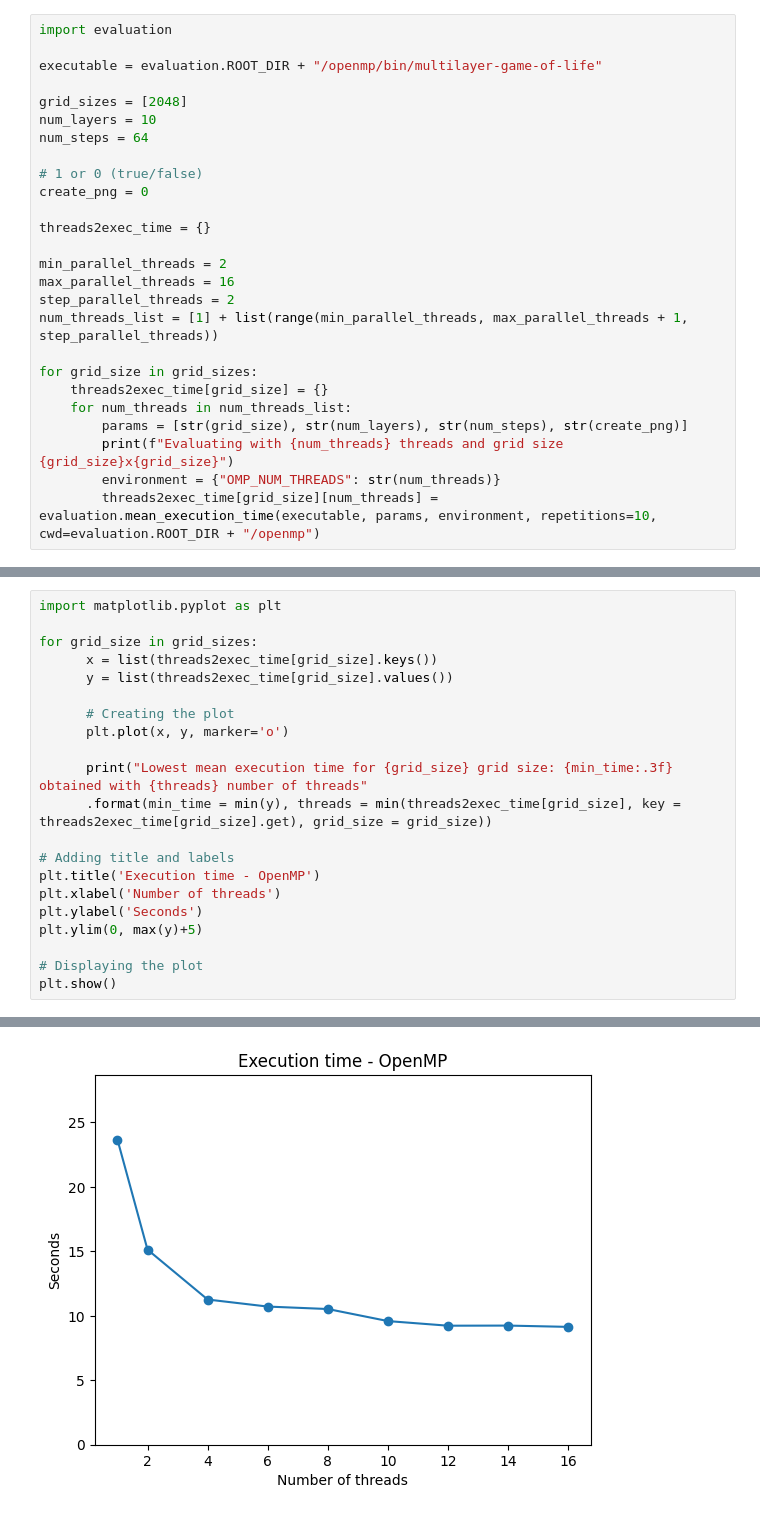
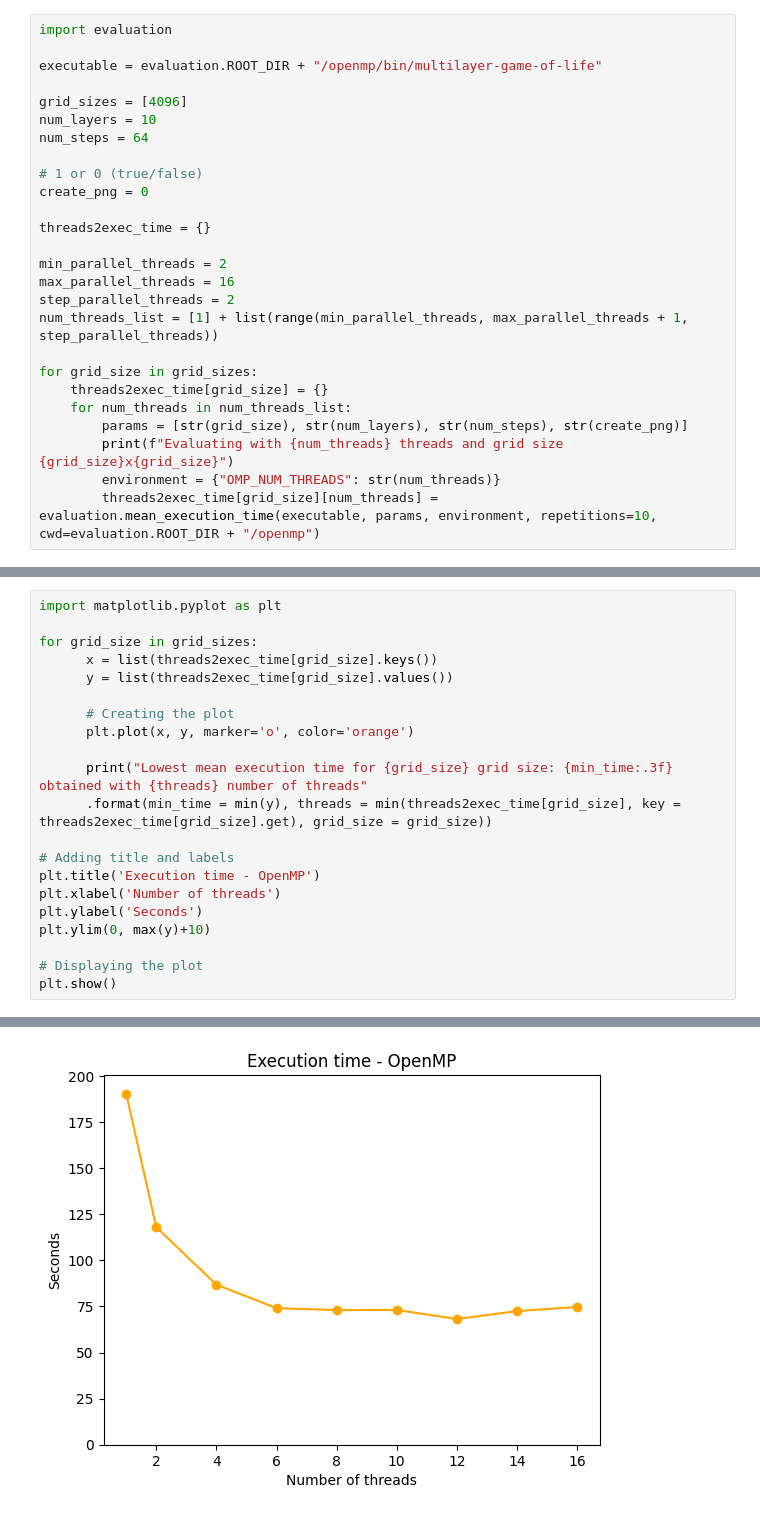
Before and after one commit to Xhst/pdc-multilayer-gol, a Jupyter notebook: evaluation/cpu1_openmp.ipynb, the cells around one changed output, grey strips where cells are left out. Cells and saved outputs as stored; diff of their text form.

Commit message:
chore(evaluation): updated grid size and plot color for cpu1

```diff
--- a/evaluation/cpu1_openmp.ipynb
+++ b/evaluation/cpu1_openmp.ipynb
@@ -3,7 +3,7 @@ import evaluation
 
 executable = evaluation.ROOT_DIR + "/openmp/bin/multilayer-game-of-life"
 
-grid_sizes = [2048]
+grid_sizes = [4096]
 num_layers = 10
 num_steps = 64
 
@@ -51,7 +51,7 @@ for grid_size in grid_sizes:
       y = list(threads2exec_time[grid_size].values())
 
       # Creating the plot
-      plt.plot(x, y, marker='o')
+      plt.plot(x, y, marker='o', color='orange')
 
       print("Lowest mean execution time for {grid_size} grid size: {min_time:.3f} obtained with {threads} number of threads"
       .format(min_time = min(y), threads = min(threads2exec_time[grid_size], key = threads2exec_time[grid_size].get), grid_size = grid_size))
@@ -60,7 +60,7 @@ for grid_size in grid_sizes:
 plt.title('Execution time - OpenMP')
 plt.xlabel('Number of threads')
 plt.ylabel('Seconds')
-plt.ylim(0, max(y)+5)
+plt.ylim(0, max(y)+10)
 
 # Displaying the plot
 plt.show()
@@ -69,4 +69,4 @@ Lowest mean execution time for 2048 grid size: 9.141 obtained with 16 number of
-[figure, old version]
+[figure, new version]
 # %%
 for grid_size in grid_sizes:
     x = list(threads2exec_time[grid_size].keys())
```
Also changed, not shown: parts of 4 cells of this notebook.
